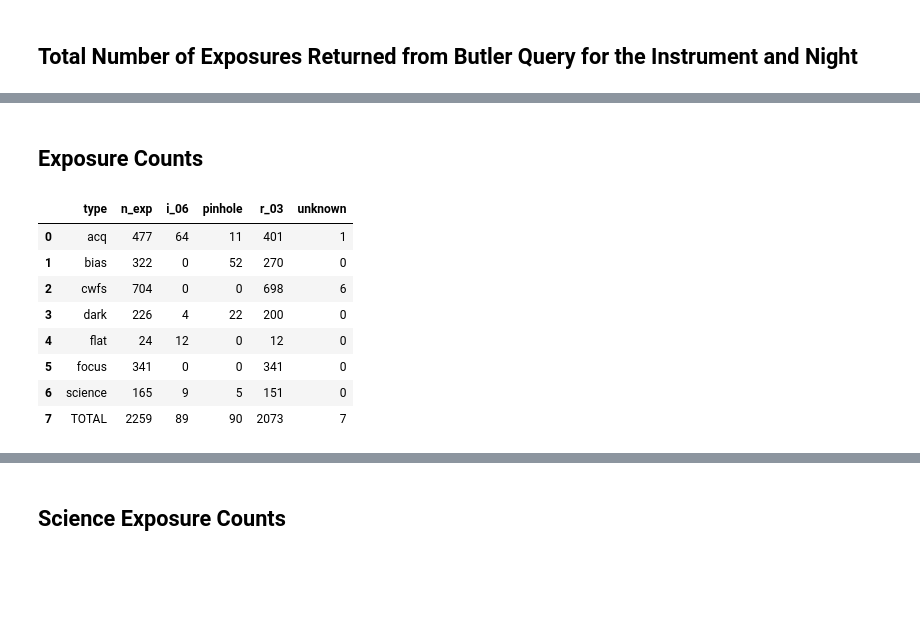
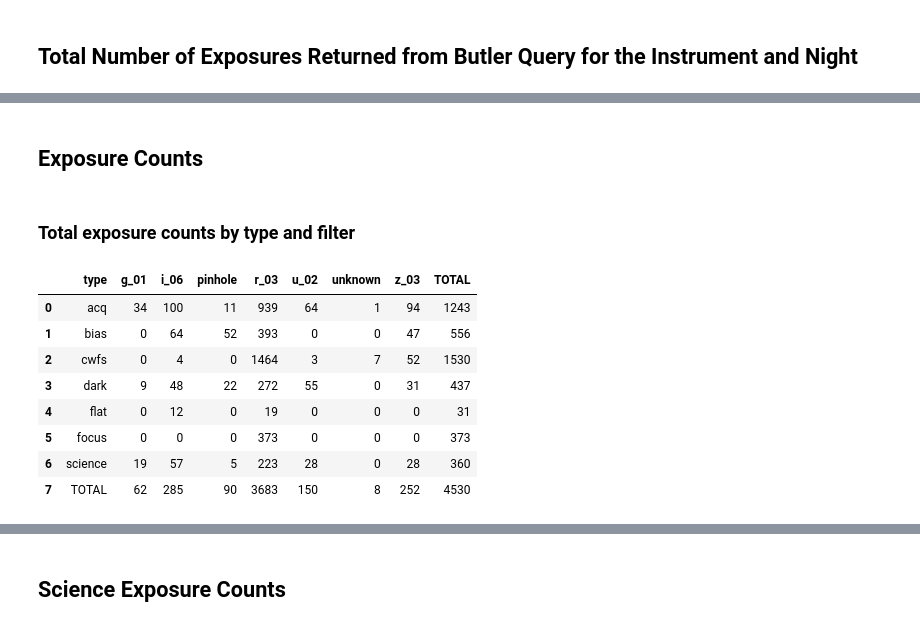
Before and after one commit to lsst-dm/vv-team-notebooks, a Jupyter notebook: reports/TargetReport.ipynb, the cells around one changed output, grey strips where cells are left out. Drawn from its saved outputs; the diff is of its cells as text; code cells hidden in the pictures; blank space fills up the shorter version.

```diff
--- a/reports/TargetReport.ipynb
+++ b/reports/TargetReport.ipynb
@@ -529,6 +532,8 @@ df_sci = df_exp[df_exp.type == 'science']
 
 # Change the display.max_rows option
 pd.set_option("display.max_rows", None)
+# %% [markdown]
+## Exposure Counts
 # %%
 
 ## 3.2 Counts
@@ -543,11 +548,44 @@ df_exp_grouped_type.rename(columns={'number': 'n_exp'}, inplace=True)
+# %% [markdown]
+### Total exposure counts by type and filter
 # %%
 
 # Group df_exp by 'type', col_filter.
-df_exp_grouped = df2Dgroupby(df_exp, 'type', col_filter, col_id, True)
-#df_exp_grouped
+df_exp_grouped_tf = df2Dgroupby(df_exp, 'type', col_filter, col_id, True)
+#df_exp_grouped_type
 
 # Pivot result, reset index, and rename the axis.
-df_exp_pivoted = df_exp_grouped.pivot(index=['type'], columns='filter', values='number')
-df_exp_pivoted = df_exp_pivoted.reset_index()
-df_exp_pivoted.rename_axis(columns=None, inplace=True)
-#df_exp_pivoted
+df_exp_pivoted_tf = df_exp_grouped_tf.pivot(index=['type'], columns='filter', values='number')
+df_exp_pivoted_tf = df_exp_pivoted_tf.reset_index()
+df_exp_pivoted_tf.rename_axis(columns=None, inplace=True)
+#df_exp_pivoted_tf
+
+# Perform LEFT JOIN for df_exp_grouped_type, df_exp_pivoted on 'type'.
+df_exp_merged_tf = pd.merge(df_exp_grouped_t, df_exp_pivoted_tf, on=['type'], how='left')
+#df_exp_merged_tf
+
+# Add a "TOTAL" row at the end of df_exp_merged_type to contain the summed totals
+#  of each numerical column.
+
+# Instantiate df_totals dataframe.
+df_totals_tf = pd.DataFrame({'type': ['TOTAL']})
+
+# Get the sum of each numerical column and add it as a new row.
+for col in df_exp_merged_tf.select_dtypes(include='number'):
+    df_totals_tf[col] = [df_exp_merged_tf[col].sum()]
+df_final_tf = pd.concat([df_exp_merged_tf, df_totals_tf], ignore_index=True)
+
+# Ensure TOTAL is the final column
+cols = [col for col in df_final_tf.columns if col != 'TOTAL'] + ['TOTAL']
+df_final_tf = df_final_tf[cols]
+
+df_final_tf
+# %% [output]
+|  | type | g_01 | i_06 | pinhole | r_03 | u_02 | unknown | z_03 | TOTAL |
+| 0 | acq | 34 | 100 | 11 | 939 | 64 | 1 | 94 | 1243 |
+| 1 | bias | 0 | 64 | 52 | 393 | 0 | 0 | 47 | 556 |
+| 2 | cwfs | 0 | 4 | 0 | 1464 | 3 | 7 | 52 | 1530 |
+| 3 | dark | 9 | 48 | 22 | 272 | 55 | 0 | 31 | 437 |
+| 4 | flat | 0 | 12 | 0 | 19 | 0 | 0 | 0 | 31 |
+| 5 | focus | 0 | 0 | 0 | 373 | 0 | 0 | 0 | 373 |
+| 6 | science | 19 | 57 | 5 | 223 | 28 | 0 | 28 | 360 |
+| 7 | TOTAL | 62 | 285 | 90 | 3683 | 150 | 8 | 252 | 4530 |
@@ -559,27 +591,0 @@ df_exp_merged = pd.merge(df_exp_grouped_type, df_exp_pivoted, on=['type'], how='
-# %% [markdown]
-## Exposure Counts
-# %%
-
-# Add a "TOTAL" row at the end of df_exp_merged to contain the summed totals
-#  of each numerical column.
-
-# Instantiate df_totals dataframe.
-df_totals = pd.DataFrame({'type': ['TOTAL']})
-
-# Get the sum of each numerical column and add it as a new row.
-for col in df_exp_merged.select_dtypes(include='number'):
-    df_totals[col] = [df_exp_merged[col].sum()]
-
-df_final = pd.concat([df_exp_merged, df_totals], ignore_index=True)
-
-df_final
-# %% [output]
-|  | type | n_exp | i_06 | pinhole | r_03 | unknown |
-| 0 | acq | 477 | 64 | 11 | 401 | 1 |
-| 1 | bias | 322 | 0 | 52 | 270 | 0 |
-| 2 | cwfs | 704 | 0 | 0 | 698 | 6 |
-| 3 | dark | 226 | 4 | 22 | 200 | 0 |
-| 4 | flat | 24 | 12 | 0 | 12 | 0 |
-| 5 | focus | 341 | 0 | 0 | 341 | 0 |
-| 6 | science | 165 | 9 | 5 | 151 | 0 |
-| 7 | TOTAL | 2259 | 89 | 90 | 2073 | 7 |
```
Also changed, not shown: parts of 16 cells of this notebook.
